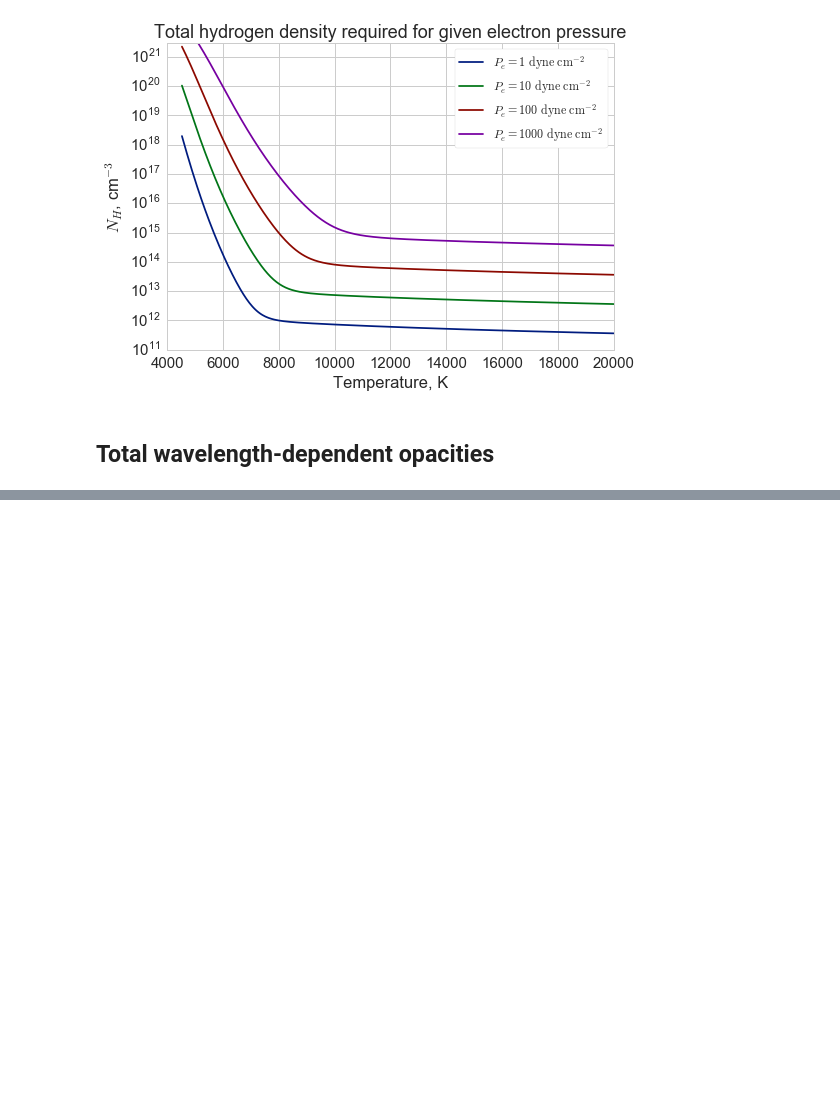
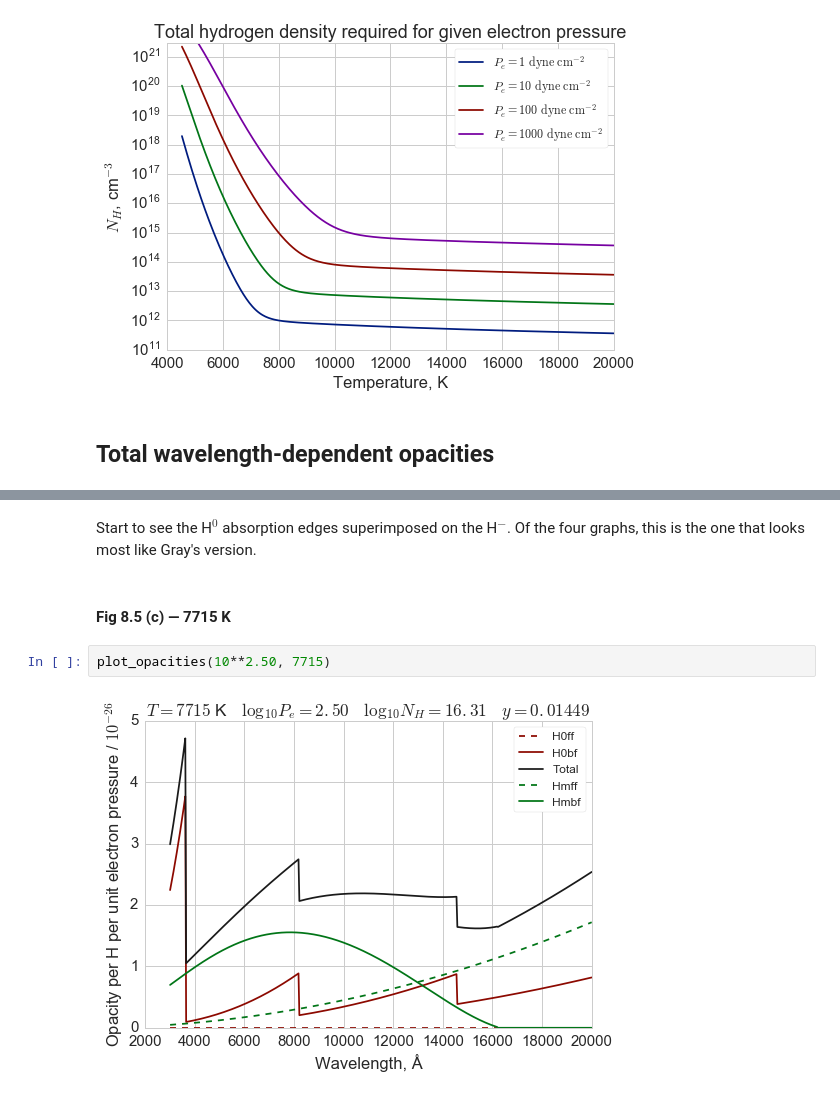
Before and after one commit to deprecated/lte-opacities, a Jupyter notebook: LTE Opacity.ipynb, the cells around one changed output, grey strips where cells are left out. Cells and saved outputs as stored; diff of their text form; blank space fills up the shorter version.

```diff
--- a/LTE Opacity.ipynb
+++ b/LTE Opacity.ipynb
@@ -615,0 +728,8 @@ ax.set_ylabel('$N_{H}$, cm$^{-3}$');
+# %% [markdown]
+Start to see the H$^0$ absorption edges superimposed on the H$^-$.  Of the four graphs, this is the one that looks most like Gray's version.
+# %% [markdown]
+#### Fig 8.5 (c) — 7715 K
+# %%
+plot_opacities(10**2.50, 7715)
+# %% [output]
+[figure, added]
```
Also changed, not shown: parts of 19 cells of this notebook.
